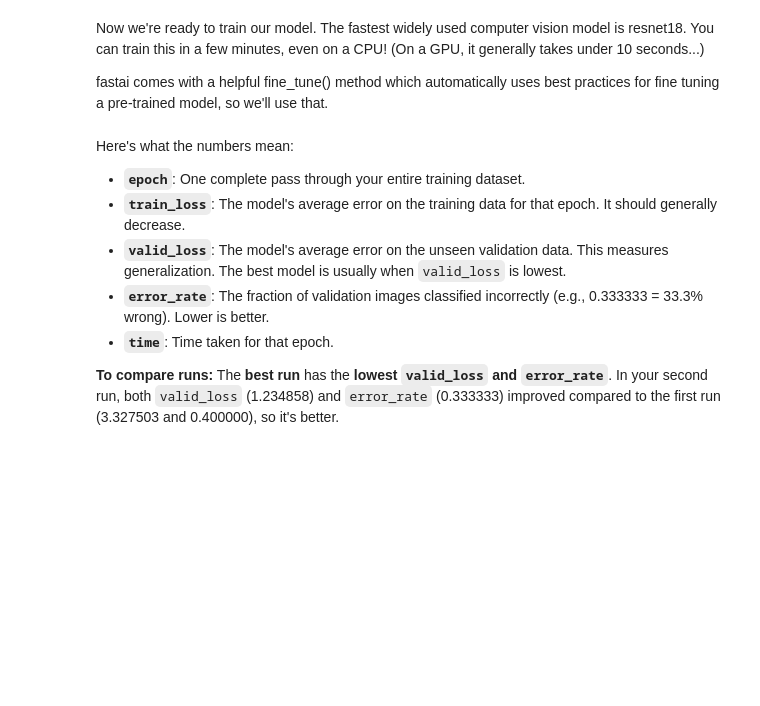
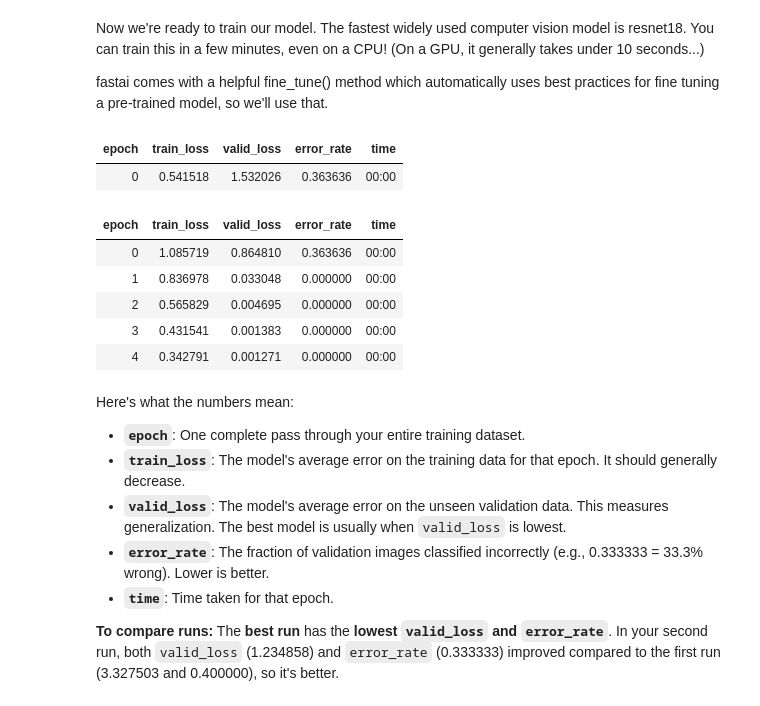
Before and after one commit to Foolmannn/deep-learnings, a Jupyter notebook: fastai/is-it-bird.ipynb, the cells around one changed output. Drawn from its saved outputs; the diff is of its cells as text; code cells hidden in the pictures; blank space fills up the shorter version.

Commit message:
ML - notes for kaggle learn

```diff
--- a/fastai/is-it-bird.ipynb
+++ b/fastai/is-it-bird.ipynb
@@ -119,7 +125,16 @@ Now we're ready to train our model. The fastest widely used computer vision mode
 fastai comes with a helpful fine_tune() method which automatically uses best practices for fine tuning a pre-trained model, so we'll use that.
 # %%
 learn = vision_learner(dls, resnet18, metrics=error_rate)
-learn.fine_tune(3)
+learn.fine_tune(5)
+# %% [output]
+| epoch | train_loss | valid_loss | error_rate | time |
+| 0 | 0.541518 | 1.532026 | 0.363636 | 00:00 |
+| epoch | train_loss | valid_loss | error_rate | time |
+| 0 | 1.085719 | 0.864810 | 0.363636 | 00:00 |
+| 1 | 0.836978 | 0.033048 | 0.000000 | 00:00 |
+| 2 | 0.565829 | 0.004695 | 0.000000 | 00:00 |
+| 3 | 0.431541 | 0.001383 | 0.000000 | 00:00 |
+| 4 | 0.342791 | 0.001271 | 0.000000 | 00:00 |
 # %% [markdown]
 Here's what the numbers mean:
 
```
Also changed, not shown: parts of 11 cells of this notebook, 22 other files.
